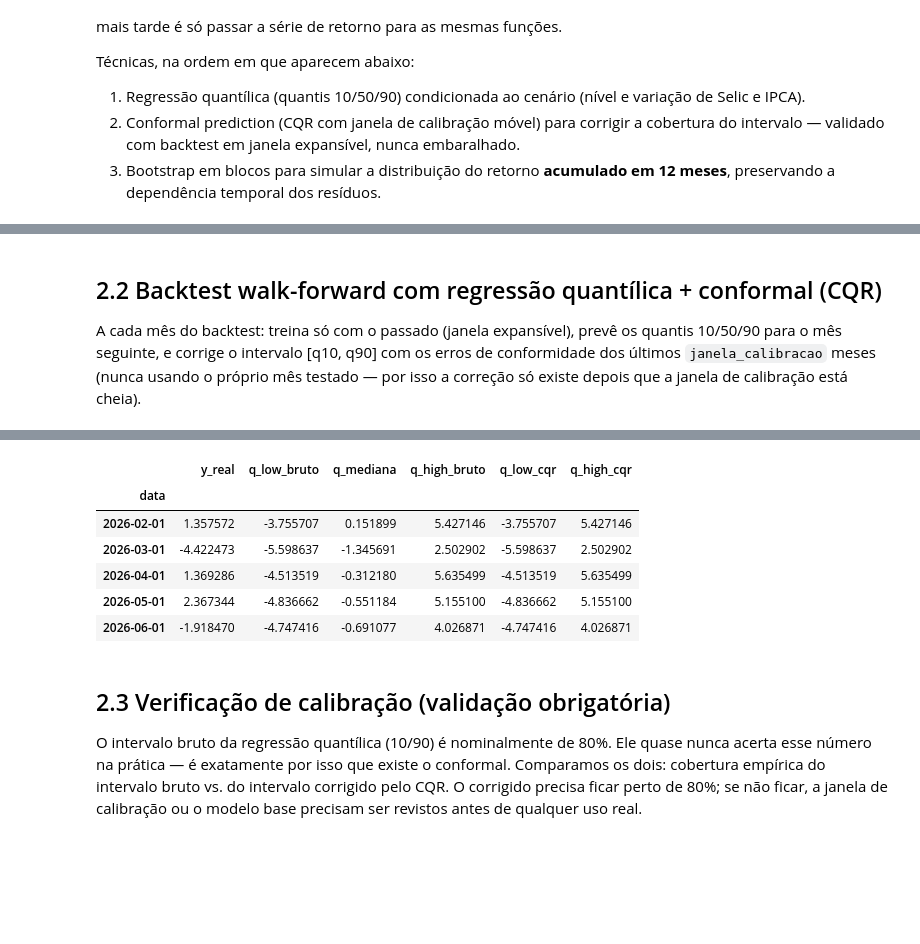
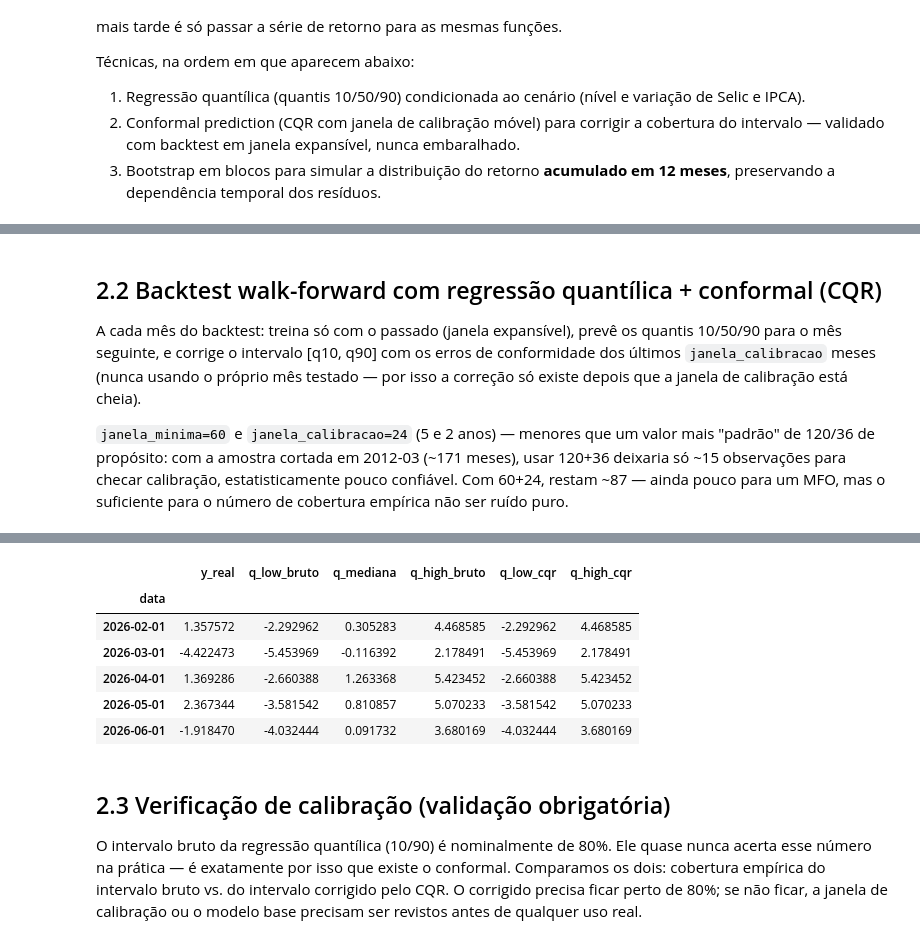
Before and after one commit to CarlosRoza/Projetos_dissertacao, a Jupyter notebook: testeghia.ipynb, the cells around one changed output, grey strips where cells are left out. Drawn from its saved outputs; the diff is of its cells as text; code cells hidden in the pictures; blank space fills up the shorter version.

```diff
--- a/testeghia.ipynb
+++ b/testeghia.ipynb
@@ -414,7 +420,10 @@ if not df_ipea.empty:
     df_ipea.index = pd.to_datetime(df_ipea.index)
     base = base.join(df_ipea.resample("MS").last(), how="outer")
 
-base = base.sort_index()
+# IPEADATA tem histórico bem mais longo que as outras fontes (ex.: séries desde 1980) —
+# sem este corte, o join externo estenderia "base" para muito antes de DATA_INICIO só
+# por causa de uma fonte, contradizendo a data de início pedida para todas as outras.
+base = base.sort_index().loc[DATA_INICIO:]
 base.tail()
 # %% [output]
 |  | selic_over_mensal | ipca_mensal | ipca_12m | cambio_fim_mes | ibcbr_dessaz | credito_saldo_total | ... |
@@ -766,0 +875,34 @@ dados_modelo.tail()
+# %%
+cenario = base_modelagem[["selic_over_mensal", "ipca_12m"]].copy()
+cenario["delta_selic"] = cenario["selic_over_mensal"].diff()
+cenario["delta_ipca_12m"] = cenario["ipca_12m"].diff()
+
+retorno_dolar = base_modelagem["cambio_fim_mes"].pct_change() * 100
+retornos = pd.DataFrame({
+    "cdi": base_modelagem["cdi_mensal"],
+    "dolar": retorno_dolar,
+})
+
+COLUNAS_X = ["selic_over_mensal", "ipca_12m", "delta_selic", "delta_ipca_12m"]
+dados_completos = cenario.join(retornos.shift(-1), how="inner")
+
+cobertura_modelo = pd.DataFrame({
+    "primeira_data_valida": {c: dados_completos[c].dropna().index.min() for c in dados_completos.columns},
+    "n_obs_validas": dados_completos.notna().sum(),
+})
+coluna_limitante = cobertura_modelo["primeira_data_valida"].idxmax()
+
+dados_modelo = dados_completos.dropna()
+
+# sanity check: a janela resultante deve ser contígua (corte só nas bordas) — um
+# dropna() que remove linhas no MEIO da janela indicaria um buraco escondido numa
+# das fontes, não o efeito esperado de alinhar datas de início diferentes
+n_esperado = len(pd.date_range(dados_modelo.index.min(), dados_modelo.index.max(), freq="MS"))
+if len(dados_modelo) != n_esperado:
+    print(f"AVISO: {n_esperado - len(dados_modelo)} mês(es) faltando dentro da janela comum — não é só corte de borda, checar gaps internos por coluna.")
+
+print(f"Cobertura por variável (antes do corte comum):")
+print(cobertura_modelo)
+print(f"\nJanela comum do modelo: {dados_modelo.index.min().date()} a {dados_modelo.index.max().date()} "
+      f"({len(dados_modelo)} obs, contígua). Início definido por '{coluna_limitante}'.")
+dados_modelo.tail()
@@ -771,6 +931,12 @@ A cada mês do backtest: treina só com o passado (janela expansível), prevê o
 10/50/90 para o mês seguinte, e corrige o intervalo [q10, q90] com os erros de
 conformidade dos últimos `janela_calibracao` meses (nunca usando o próprio mês testado
 — por isso a correção só existe depois que a janela de calibração está cheia).
+
+`janela_minima=60` e `janela_calibracao=24` (5 e 2 anos) — menores que um valor mais
+"padrão" de 120/36 de propósito: com a amostra cortada em 2012-03 (~171 meses), usar
+120+36 deixaria só ~15 observações para checar calibração, estatisticamente pouco
+confiável. Com 60+24, restam ~87 — ainda pouco para um MFO, mas o suficiente para o
+número de cobertura empírica não ser ruído puro.
 # %%
 def backtest_walk_forward_cqr(
     dados: pd.DataFrame,
@@ -778,8 +944,8 @@ def backtest_walk_forward_cqr(
     coluna_y: str,
     q_low: float = 0.1,
     q_high: float = 0.9,
-    janela_minima: int = 120,
-    janela_calibracao: int = 36,
+    janela_minima: int = 60,
+    janela_calibracao: int = 24,
 ) -> pd.DataFrame:
     """
     Backtest de regressão quantílica (quantis q_low/mediana/q_high) em janela
@@ -839,10 +1005,10 @@ resultado_dolar.tail()
 |  | y_real | q_low_bruto | q_mediana | q_high_bruto | q_low_cqr | q_high_cqr |
 | data |  |  |  |  |  |  |
-| 2026-02-01 | 1.357572 | -3.755707 | 0.151899 | 5.427146 | -3.755707 | 5.427146 |
-| 2026-03-01 | -4.422473 | -5.598637 | -1.345691 | 2.502902 | -5.598637 | 2.502902 |
-| 2026-04-01 | 1.369286 | -4.513519 | -0.312180 | 5.635499 | -4.513519 | 5.635499 |
-| 2026-05-01 | 2.367344 | -4.836662 | -0.551184 | 5.155100 | -4.836662 | 5.155100 |
-| 2026-06-01 | -1.918470 | -4.747416 | -0.691077 | 4.026871 | -4.747416 | 4.026871 |
+| 2026-02-01 | 1.357572 | -2.292962 | 0.305283 | 4.468585 | -2.292962 | 4.468585 |
+| 2026-03-01 | -4.422473 | -5.453969 | -0.116392 | 2.178491 | -5.453969 | 2.178491 |
+| 2026-04-01 | 1.369286 | -2.660388 | 1.263368 | 5.423452 | -2.660388 | 5.423452 |
+| 2026-05-01 | 2.367344 | -3.581542 | 0.810857 | 5.070233 | -3.581542 | 5.070233 |
+| 2026-06-01 | -1.918470 | -4.032444 | 0.091732 | 3.680169 | -4.032444 | 3.680169 |
 # %% [markdown]
 ## 2.3 Verificação de calibração (validação obrigatória)
 
```
Also changed, not shown: parts of 22 cells of this notebook.
